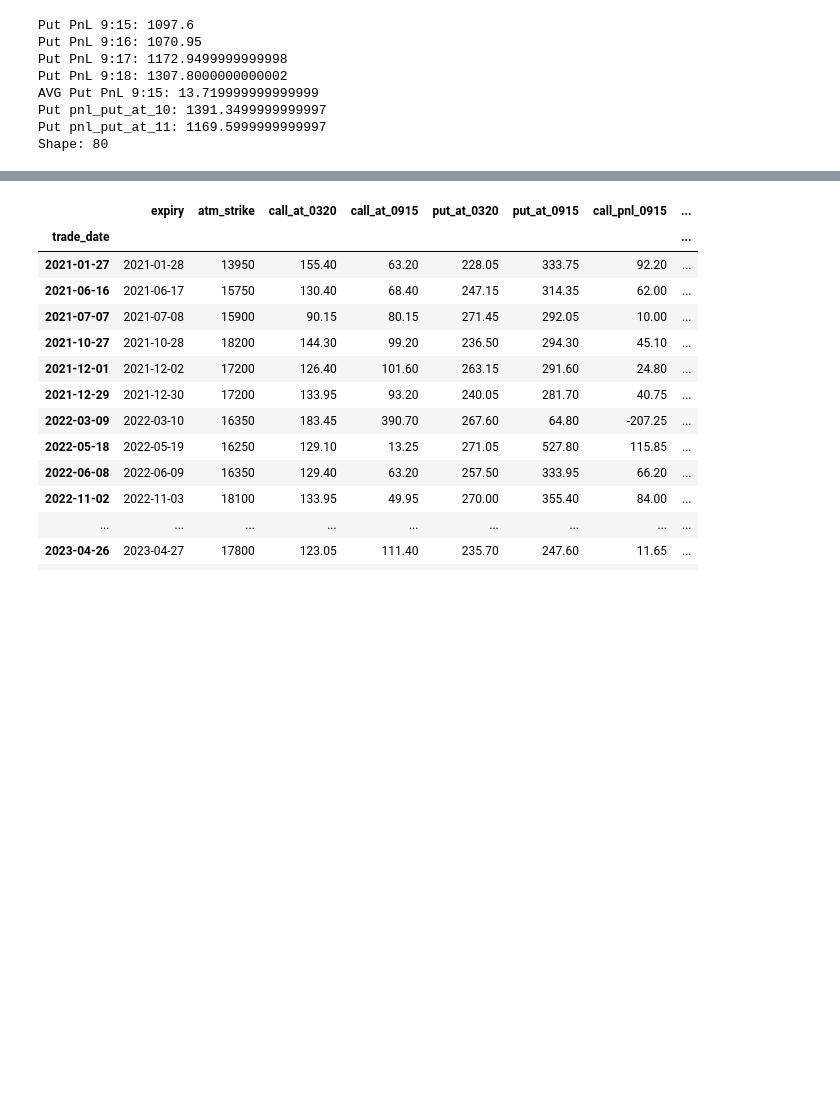
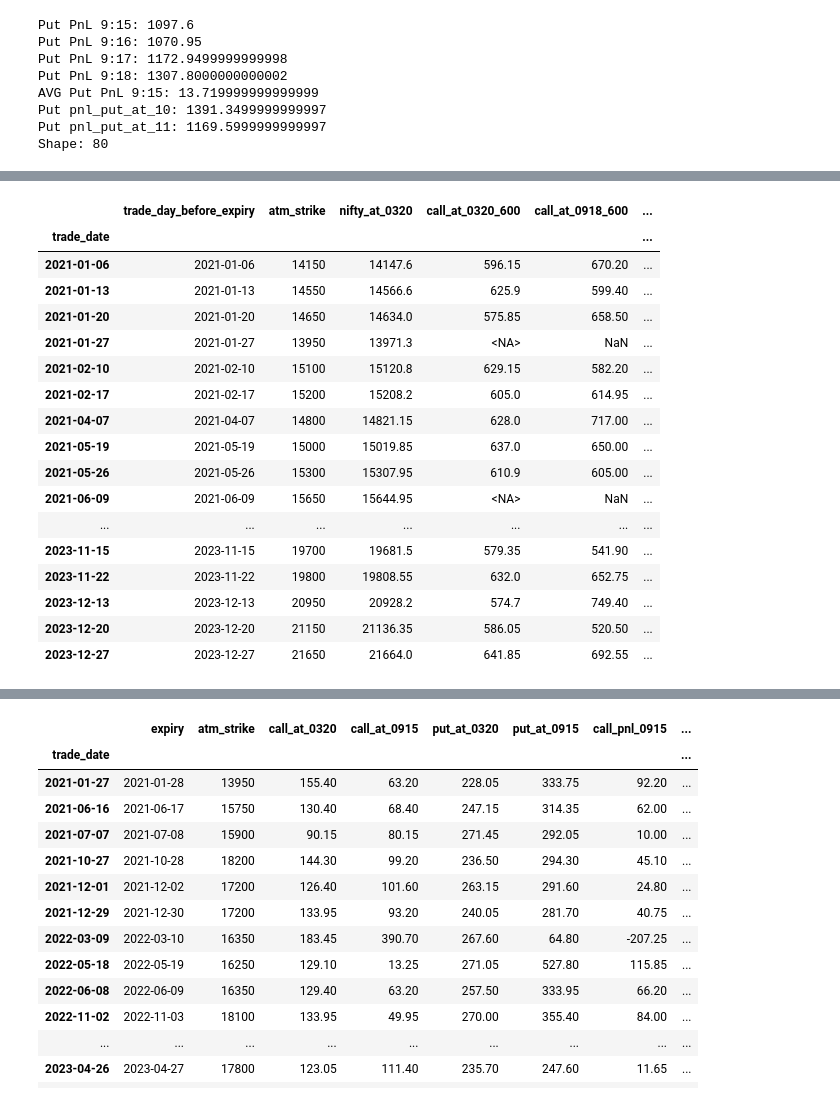
Before and after one commit to nitmnit/nifty-analysis, a Jupyter notebook: time_decay.ipynb, the cells around one changed output, grey strips where cells are left out. Drawn from its saved outputs; the diff is of its cells as text; code cells hidden in the pictures; blank space fills up the shorter version.

```diff
--- a/time_decay.ipynb
+++ b/time_decay.ipynb
@@ -129,7 +129,7 @@ def get_premium_df(trade, strike_price, td, option_type, tm):
     #     print(trade)
     return pr.loc[(pr.index.date == td) & (pr.index.time >= tm)].iloc[0].close
 
-# train_dates["call_at_0320"] = train_dates.apply(lambda trade: get_premium_df(trade, trade.call_atm_strike, trade.name.date(), OPTION_TYPE_CALL, dt.time(hour=15, minute=20)), axis=1)
+train_dates["call_at_0320"] = train_dates.apply(lambda trade: get_premium_df(trade, trade.call_atm_strike, trade.name.date(), OPTION_TYPE_CALL, dt.time(hour=15, minute=20)), axis=1)
 train_dates["put_at_0320"] = train_dates.apply(lambda trade: get_premium_df(trade, trade.put_atm_strike, trade.name.date(), OPTION_TYPE_PUT, dt.time(hour=15, minute=20)), axis=1)
 # train_dates["call_at_0915"] = train_dates.apply(lambda trade: get_premium_df(trade, trade.call_atm_strike, trade.expiry.date(), OPTION_TYPE_CALL, dt.time(hour=9, minute=15)), axis=1)
 train_dates["put_at_0915"] = train_dates.apply(lambda trade: get_premium_df(trade, trade.put_atm_strike, trade.expiry.date(), OPTION_TYPE_PUT, dt.time(hour=9, minute=15)), axis=1)
@@ -224,23 +224,23 @@ def get_premium_df(trade, strike_price, td, option_type, tm):
         return pd.NA
     return x.iloc[0].close
 
+# for i in range(-500, 750, 50):
+#     train_dates["cur_put_atm_strike"] = train_dates["atm_strike"] + i
+#     key1 = f"put_at_0918_{i}"
+#     key2 = f"put_at_0320_{i}"
+#     train_dates[key2] = train_dates.apply(lambda trade: get_premium_df(trade, trade.cur_put_atm_strike, trade.trade_day_before_expiry.date(), OPTION_TYPE_PUT, dt.time(hour=15, minute=20)), axis=1)
+#     train_dates[key1] = train_dates.loc[train_dates[key2].notna()].apply(lambda trade: get_premium_df(trade, trade.cur_put_atm_strike, trade.trade_day_before_expiry.date() + dt.timedelta(days=1), OPTION_TYPE_PUT, dt.time(hour=9, minute=18)), axis=1)
+#     pnl_key = f"put_pnl_0918_{i}"
+#     train_dates[pnl_key] = train_dates.loc[train_dates[key2].notna()][key2] - train_dates.loc[train_dates[key2].notna()][key1]
+#     print(f"Put PnL at 9:18 for strike: {i}, Total: {train_dates[pnl_key].sum()}, Per Day: {train_dates[pnl_key].mean()}, Days: {train_dates.loc[train_dates[pnl_key].notna()].shape[0]}")
+
 for i in range(-500, 750, 50):
-    train_dates["cur_put_atm_strike"] = train_dates["atm_strike"] + i
-    key1 = f"put_at_0918_{i}"
-    key2 = f"put_at_0320_{i}"
-    train_dates[key2] = train_dates.apply(lambda trade: get_premium_df(trade, trade.cur_put_atm_strike, trade.trade_day_before_expiry.date(), OPTION_TYPE_PUT, dt.time(hour=15, minute=20)), axis=1)
-    train_dates[key1] = train_dates.loc[train_dates[key2].notna()].apply(lambda trade: get_premium_df(trade, trade.cur_put_atm_strike, trade.trade_day_before_expiry.date() + dt.timedelta(days=1), OPTION_TYPE_PUT, dt.time(hour=9, minute=18)), axis=1)
-    pnl_key = f"put_pnl_0918_{i}"
+    train_dates["cur_call_atm_strike"] = train_dates["atm_strike"] - i
+    key2 = f"call_at_0320_{i}"
+    key1 = f"call_at_0918_{i}"
+    train_dates[key2] = train_dates.apply(lambda trade: get_premium_df(trade, trade.cur_call_atm_strike, trade.trade_day_before_expiry.date(), OPTION_TYPE_CALL, dt.time(hour=15, minute=20)), axis=1)
+    train_dates[key1] = train_dates.loc[train_dates[key2].notna()].apply(lambda trade: get_premium_df(trade, trade.cur_call_atm_strike, trade.trade_day_before_expiry.date() + dt.timedelta(days=1), OPTION_TYPE_CALL, dt.time(hour=9, minute=18)), axis=1)
+    pnl_key = f"call_pnl_0918_{i}"
     train_dates[pnl_key] = train_dates.loc[train_dates[key2].notna()][key2] - train_dates.loc[train_dates[key2].notna()][key1]
-    print(f"Put PnL at 9:18 for strike: {i}, Total: {train_dates[pnl_key].sum()}, Per Day: {train_dates[pnl_key].mean()}, Days: {train_dates.loc[train_dates[pnl_key].notna()].shape[0]}")
-
-# for i in range(-500, 750, 50):
-#     train_dates["cur_put_atm_strike"] = train_dates["atm_strike"] - i
-#     key1 = f"call_at_0918_{i}"
-#     key2 = f"call_at_0320_{i}"
-#     train_dates[key2] = train_dates.apply(lambda trade: get_premium_df(trade, trade.cur_put_atm_strike, trade.trade_day_before_expiry.date(), OPTION_TYPE_CALL, dt.time(hour=15, minute=20)), axis=1)
-#     train_dates[key1] = train_dates.loc[train_dates[key2].notna()].apply(lambda trade: get_premium_df(trade, trade.cur_put_atm_strike, trade.trade_day_before_expiry.date() + dt.timedelta(days=3), OPTION_TYPE_CALL, dt.time(hour=9, minute=18)), axis=1)
-#     pnl_key = f"call_pnl_0918_{i}"
-#     train_dates[pnl_key] = train_dates.loc[train_dates[key2].notna()][key2] - train_dates.loc[train_dates[key2].notna()][key1]
-#     print(f"Call PnL at 9:18 for strike: {i}, Total: {train_dates[pnl_key].sum()}, Per Day: {train_dates[pnl_key].mean()}, Days: {train_dates.loc[train_dates[pnl_key].notna()].shape[0]}")
+    print(f"Call PnL at 9:18 for strike: {i}, Total: {train_dates[pnl_key].sum()}, Per Day: {train_dates[pnl_key].mean()}, Days: {train_dates.loc[train_dates[pnl_key].notna()].shape[0]}")
 # %% [output]
@@ -293,2 +264,23 @@ Put PnL at 9:18 for strike: 700, Total: -226.29999999999984, Per Day: -5.6574999
+# %%
+train_dates[["trade_day_before_expiry", "atm_strike", "nifty_at_0320", "call_at_0320_600", "call_at_0918_600", "call_pnl_0918_600"]]
+# %% [output]
+|  | trade_day_before_expiry | atm_strike | nifty_at_0320 | call_at_0320_600 | call_at_0918_600 | ... |
+| trade_date |  |  |  |  |  | ... |
+| 2021-01-06 | 2021-01-06 | 14150 | 14147.6 | 596.15 | 670.20 | ... |
+| 2021-01-13 | 2021-01-13 | 14550 | 14566.6 | 625.9 | 599.40 | ... |
+| 2021-01-20 | 2021-01-20 | 14650 | 14634.0 | 575.85 | 658.50 | ... |
+| 2021-01-27 | 2021-01-27 | 13950 | 13971.3 | <NA> | NaN | ... |
+| 2021-02-10 | 2021-02-10 | 15100 | 15120.8 | 629.15 | 582.20 | ... |
+| 2021-02-17 | 2021-02-17 | 15200 | 15208.2 | 605.0 | 614.95 | ... |
+| 2021-04-07 | 2021-04-07 | 14800 | 14821.15 | 628.0 | 717.00 | ... |
+| 2021-05-19 | 2021-05-19 | 15000 | 15019.85 | 637.0 | 650.00 | ... |
+| 2021-05-26 | 2021-05-26 | 15300 | 15307.95 | 610.9 | 605.00 | ... |
+| 2021-06-09 | 2021-06-09 | 15650 | 15644.95 | <NA> | NaN | ... |
+| ... | ... | ... | ... | ... | ... | ... |
+| 2023-11-15 | 2023-11-15 | 19700 | 19681.5 | 579.35 | 541.90 | ... |
+| 2023-11-22 | 2023-11-22 | 19800 | 19808.55 | 632.0 | 652.75 | ... |
+| 2023-12-13 | 2023-12-13 | 20950 | 20928.2 | 574.7 | 749.40 | ... |
+| 2023-12-20 | 2023-12-20 | 21150 | 21136.35 | 586.05 | 520.50 | ... |
+| 2023-12-27 | 2023-12-27 | 21650 | 21664.0 | 641.85 | 692.55 | ... |
 # %%
 train_dates[["trade_day_before_expiry", "atm_strike", "nifty_at_0320", "put_at_0320_250", "put_at_0918_250", "put_pnl_0918_250"]]
```
Also changed, not shown: parts of 6 cells of this notebook, 3 other files.
